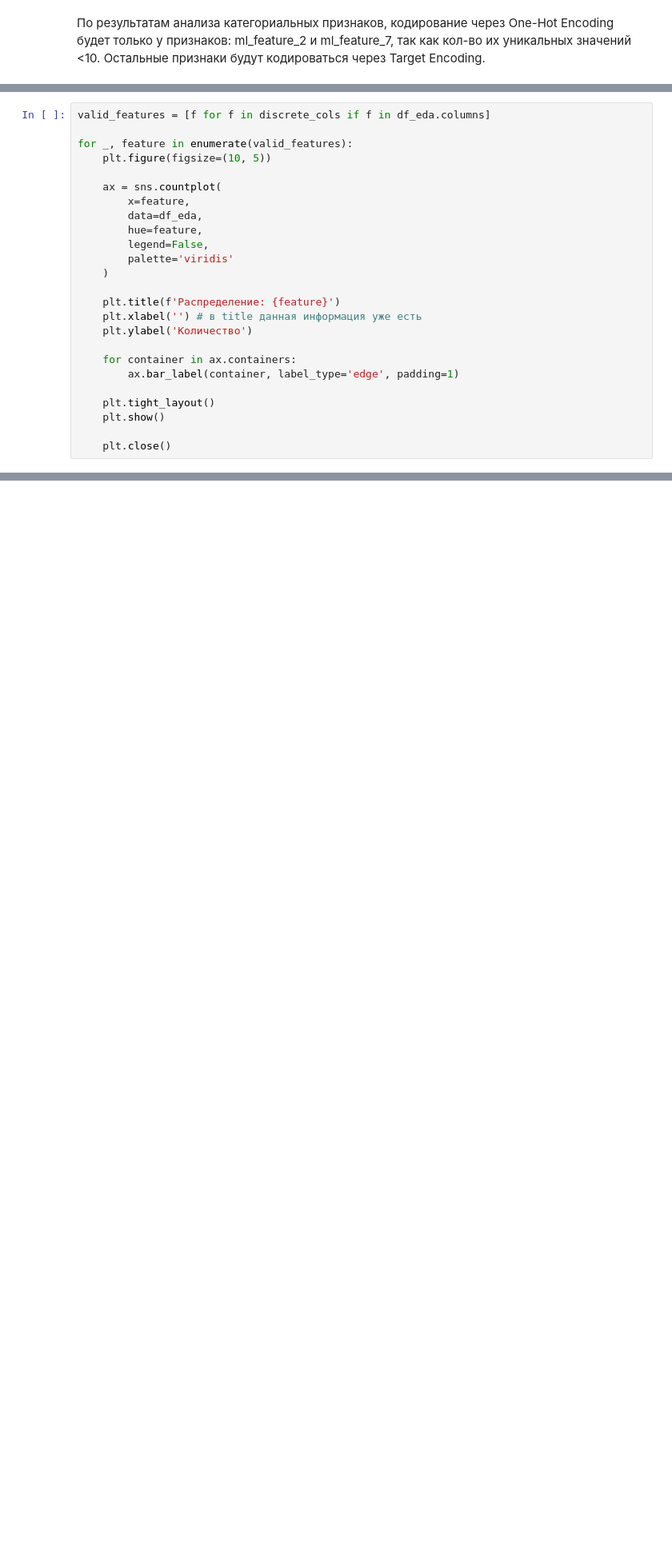
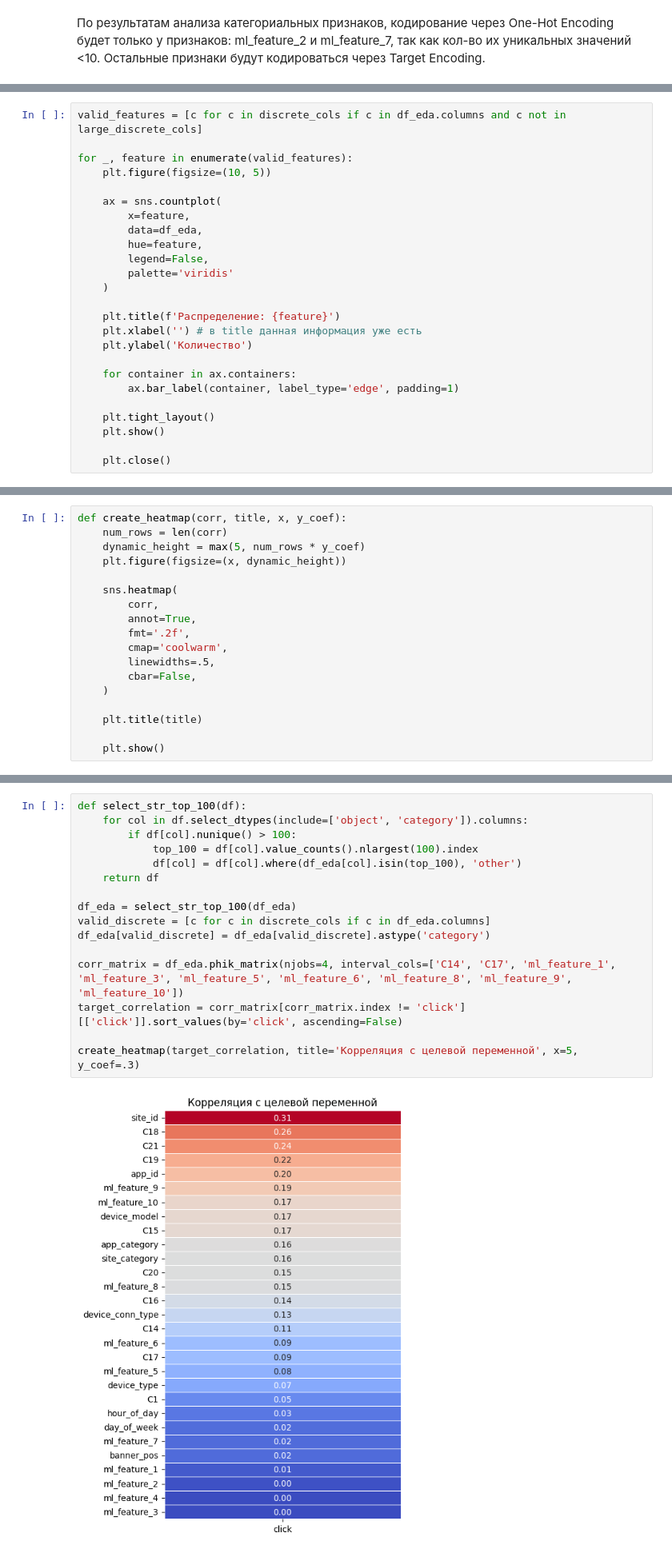
Before and after one commit to KatsayArtemDev/ml, a Jupyter notebook: classification/advandex_click/advandex_click_predictor.ipynb, the cells around one changed output, grey strips where cells are left out. Shown at 80% size. Drawn from its saved outputs; the diff is of its cells as text; blank space fills up the shorter version.

```diff
--- a/classification/advandex_click/advandex_click_predictor.ipynb
+++ b/classification/advandex_click/advandex_click_predictor.ipynb
@@ -585,5 +572,5 @@ get_emission_analysis(interval_df)
 # %%
-valid_features = [f for f in discrete_cols if f in df_eda.columns]
+valid_features = [c for c in discrete_cols if c in df_eda.columns and c not in large_discrete_cols]
 
 for _, feature in enumerate(valid_features):
     plt.figure(figsize=(10, 5))
@@ -625,0 +658,18 @@ for _, feature in enumerate(valid_features):
+# %%
+def create_heatmap(corr, title, x, y_coef):
+    num_rows = len(corr)
+    dynamic_height = max(5, num_rows * y_coef)
+    plt.figure(figsize=(x, dynamic_height))
+
+    sns.heatmap(
+        corr,
+        annot=True,
+        fmt='.2f',
+        cmap='coolwarm',
+        linewidths=.5,
+        cbar=False,
+    )
+
+    plt.title(title)
+
+    plt.show()
@@ -625,0 +678,18 @@ for _, feature in enumerate(valid_features):
+# %%
+def select_str_top_100(df):
+    for col in df.select_dtypes(include=['object', 'category']).columns:
+        if df[col].nunique() > 100:
+            top_100 = df[col].value_counts().nlargest(100).index
+            df[col] = df[col].where(df_eda[col].isin(top_100), 'other')
+    return df
+
+df_eda = select_str_top_100(df_eda)
+valid_discrete = [c for c in discrete_cols if c in df_eda.columns]
+df_eda[valid_discrete] = df_eda[valid_discrete].astype('category')
+
+corr_matrix = df_eda.phik_matrix(njobs=4, interval_cols=['C14', 'C17', 'ml_feature_1', 'ml_feature_3', 'ml_feature_5', 'ml_feature_6', 'ml_feature_8', 'ml_feature_9', 'ml_feature_10'])
+target_correlation = corr_matrix[corr_matrix.index != 'click'][['click']].sort_values(by='click', ascending=False)
+
+create_heatmap(target_correlation, title='Корреляция с целевой переменной', x=5, y_coef=.3)
+# %% [output]
+[figure, added]
```
Also changed, not shown: parts of 21 cells of this notebook.
